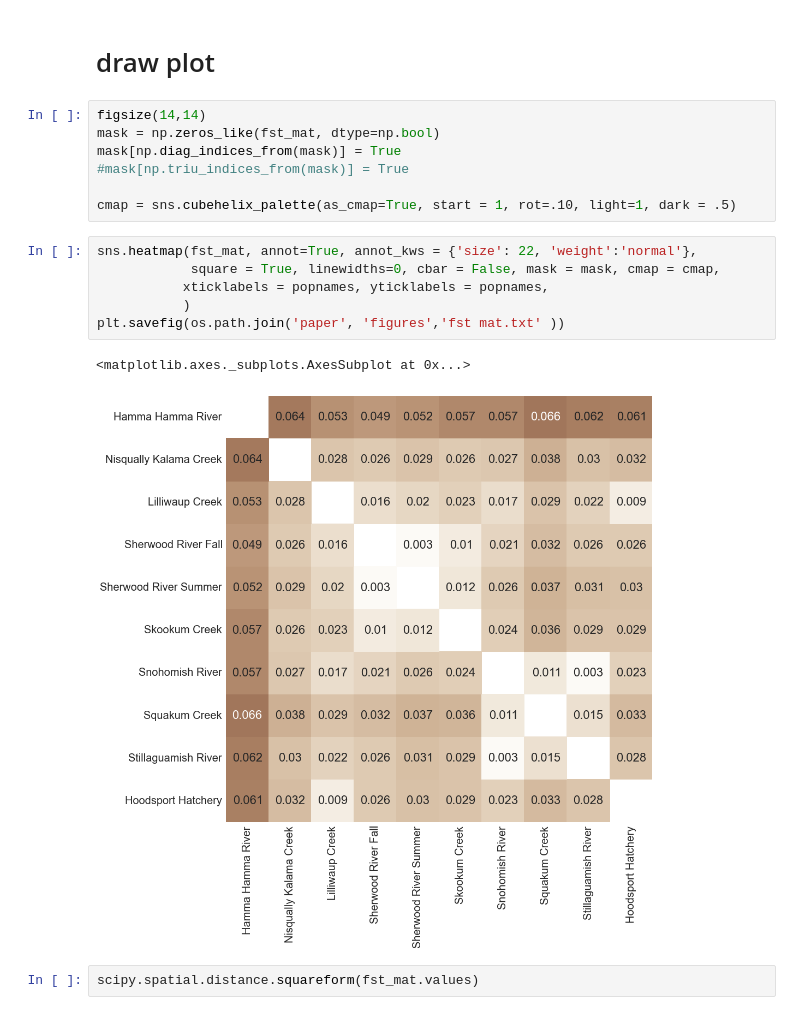
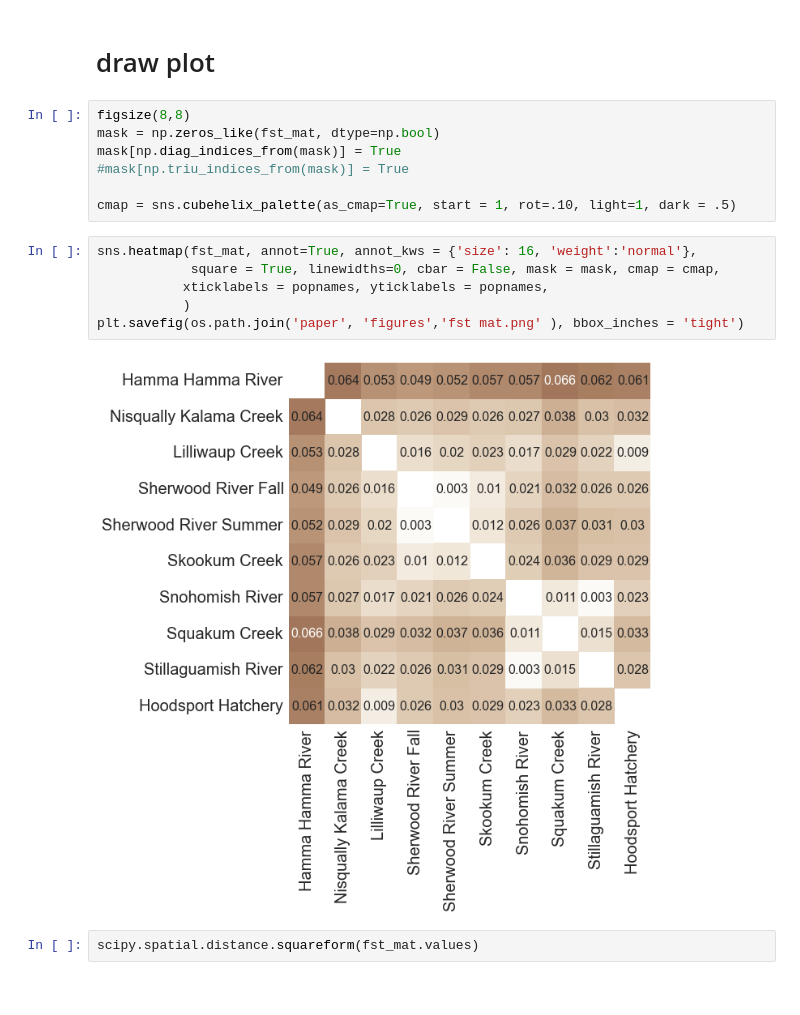
Before and after one commit to rwaples/chum_populations, a Jupyter notebook: pairwise Fst.ipynb, the cells around one changed output. Saved outputs shown, nothing was run; the diff lists cells and outputs as text.

```diff
--- a/pairwise Fst.ipynb
+++ b/pairwise Fst.ipynb
@@ -60,21 +60,20 @@ fst_mat = fst_mat + fst_mat.T
 # %% [markdown]
 # draw plot
 # %%
-figsize(14,14)
+figsize(8,8)
 mask = np.zeros_like(fst_mat, dtype=np.bool)
 mask[np.diag_indices_from(mask)] = True
 #mask[np.triu_indices_from(mask)] = True
 
 cmap = sns.cubehelix_palette(as_cmap=True, start = 1, rot=.10, light=1, dark = .5)
 # %%
-sns.heatmap(fst_mat, annot=True, annot_kws = {'size': 22, 'weight':'normal'},
+sns.heatmap(fst_mat, annot=True, annot_kws = {'size': 16, 'weight':'normal'},
             square = True, linewidths=0, cbar = False, mask = mask, cmap = cmap,
            xticklabels = popnames, yticklabels = popnames,
            )
-plt.savefig(os.path.join('paper', 'figures','fst mat.txt' ))
+plt.savefig(os.path.join('paper', 'figures','fst mat.png' ), bbox_inches = 'tight')
 # %% [output]
-<matplotlib.axes._subplots.AxesSubplot at 0x...>
-[figure, old version]
+[figure, new version]
 # %%
 scipy.spatial.distance.squareform(fst_mat.values)
 # %% [output]
```
Also changed, not shown: 3 other files.
